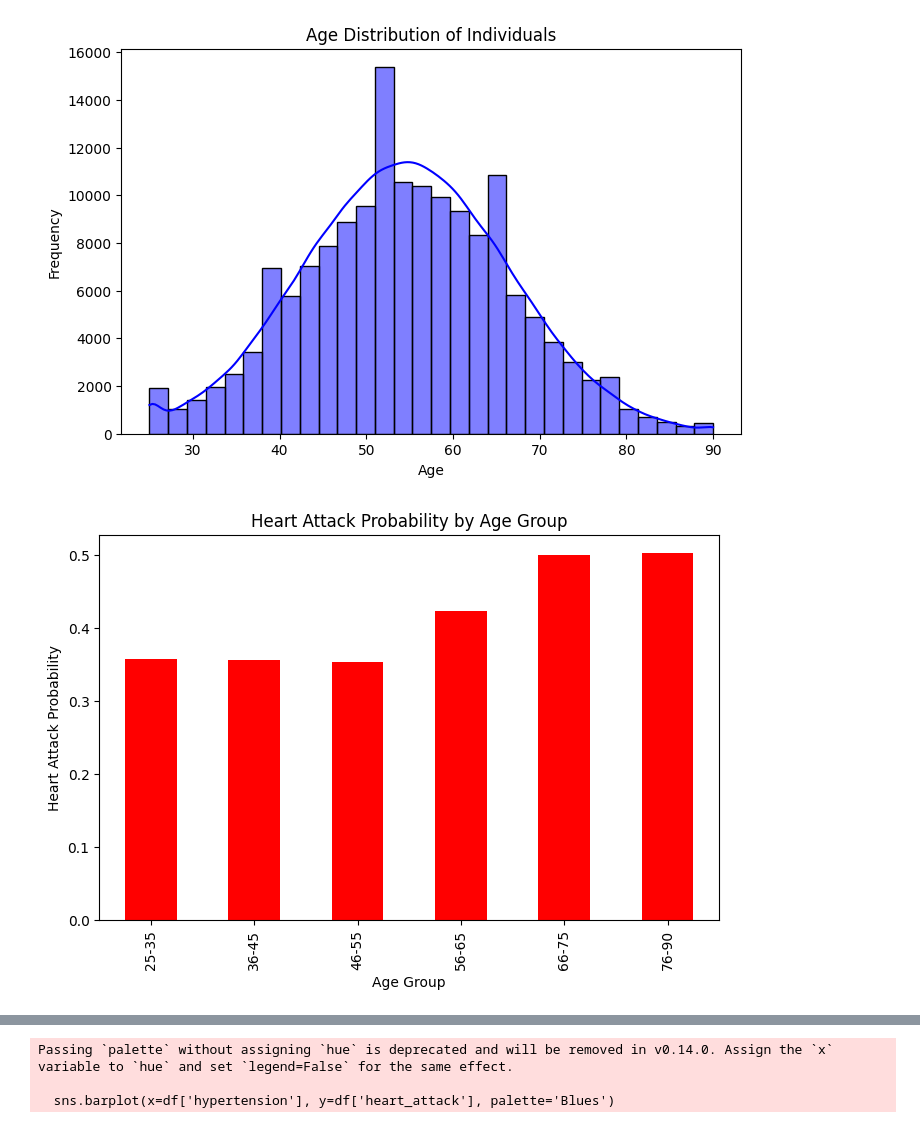
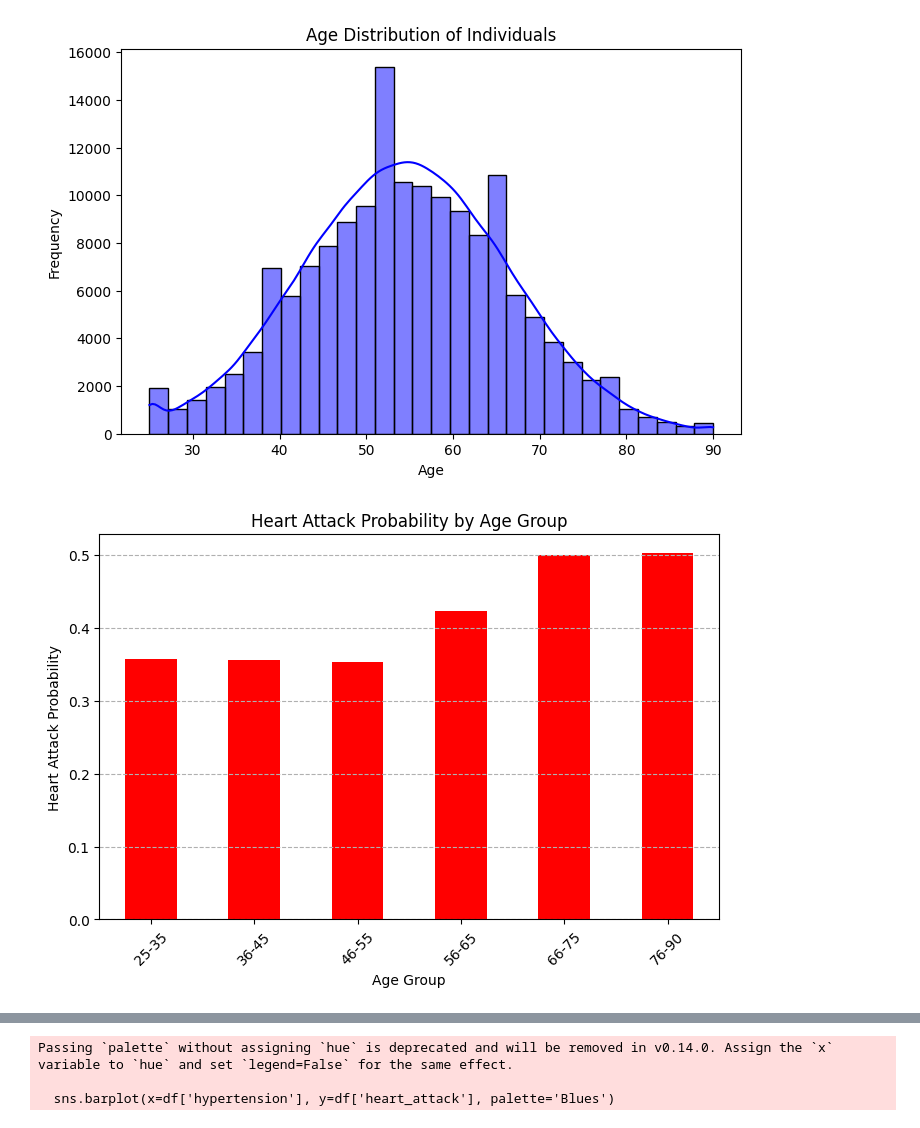
Before and after one commit to lilyypages/heart-attack-prediction-indonesia, a Jupyter notebook: AnalyzeData.ipynb, the cells around one changed output, grey strips where cells are left out. Cells and saved outputs as stored; diff of their text form; code cells hidden in the pictures.

```diff
--- a/ProjectMatdis_HeartAttact.ipynb
+++ b/AnalyzeData.ipynb
@@ -6,5 +7,7 @@ import seaborn as sns
 # %%
-df = pd.read_csv("C:/Users/Talitha Sukma/Downloads/heart_attack_prediction_indonesia.csv")
+path = "./data/"
+file = os.path.join(path, "heart_attack_prediction_indonesia.csv")
+df = pd.read_csv(file)
 # %%
 df.head () .T
 # %% [output]
@@ -244,16 +244,18 @@ plt.show()
 # %%
 # Heart attack by age group
 df['age_group'] = pd.cut(df['age'], bins=[25, 35, 45, 55, 65, 75, 90], labels=["25-35", "36-45", "46-55", "56-65", "66-75", "76-90"])
-age_group_counts = df.groupby('age_group')['heart_attack'].mean()
+age_group_counts = df.groupby('age_group', observed=True)['heart_attack'].mean()
 
 plt.figure(figsize=(8,5))
 age_group_counts.plot(kind='bar', color='red')
 plt.title("Heart Attack Probability by Age Group")
 plt.xlabel("Age Group")
 plt.ylabel("Heart Attack Probability")
+plt.xticks(rotation=45) # Memutar label x agar lebih mudah dibaca
+plt.grid(axis='y', linestyle='--')
 plt.show()
 # %% [output]
-[figure, old version]
+[figure, new version]
 # %%
 # Gender-based heart attack occurrence
 plt.figure(figsize=(6,4))
```
Also changed, not shown: parts of 8 cells of this notebook, 2 other files.
